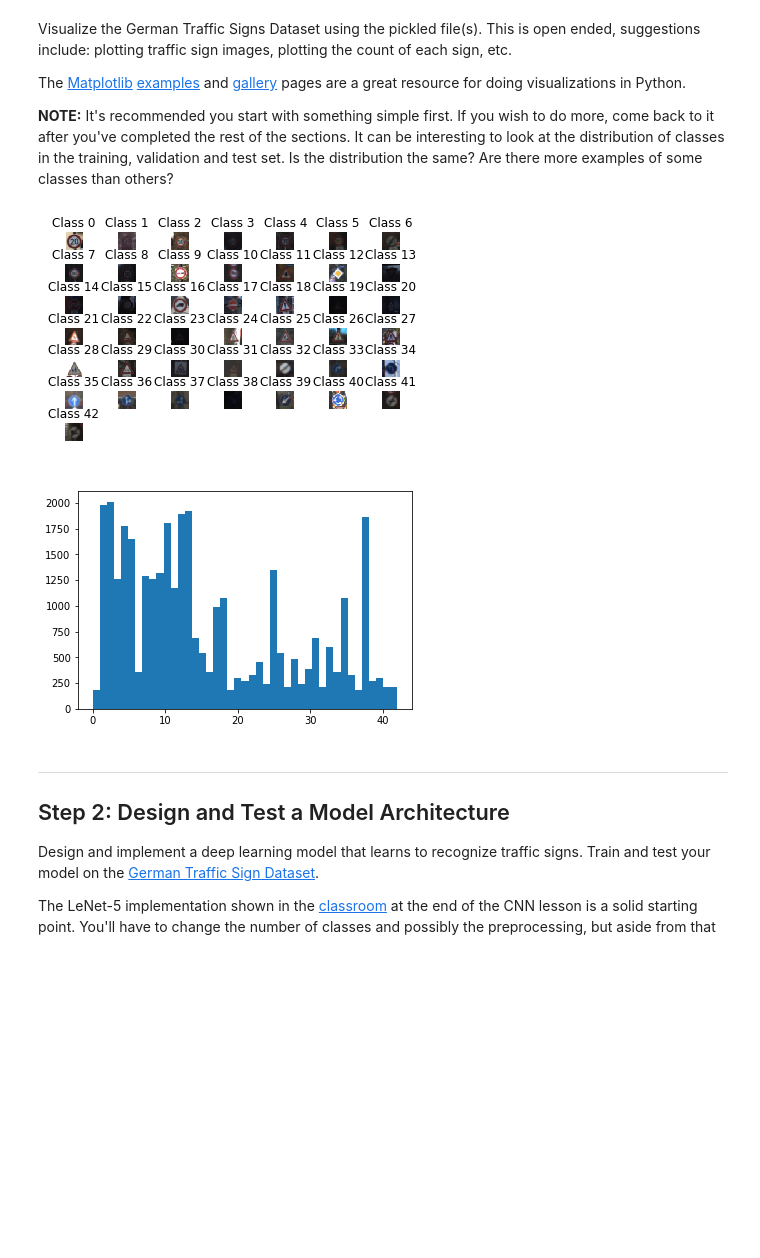
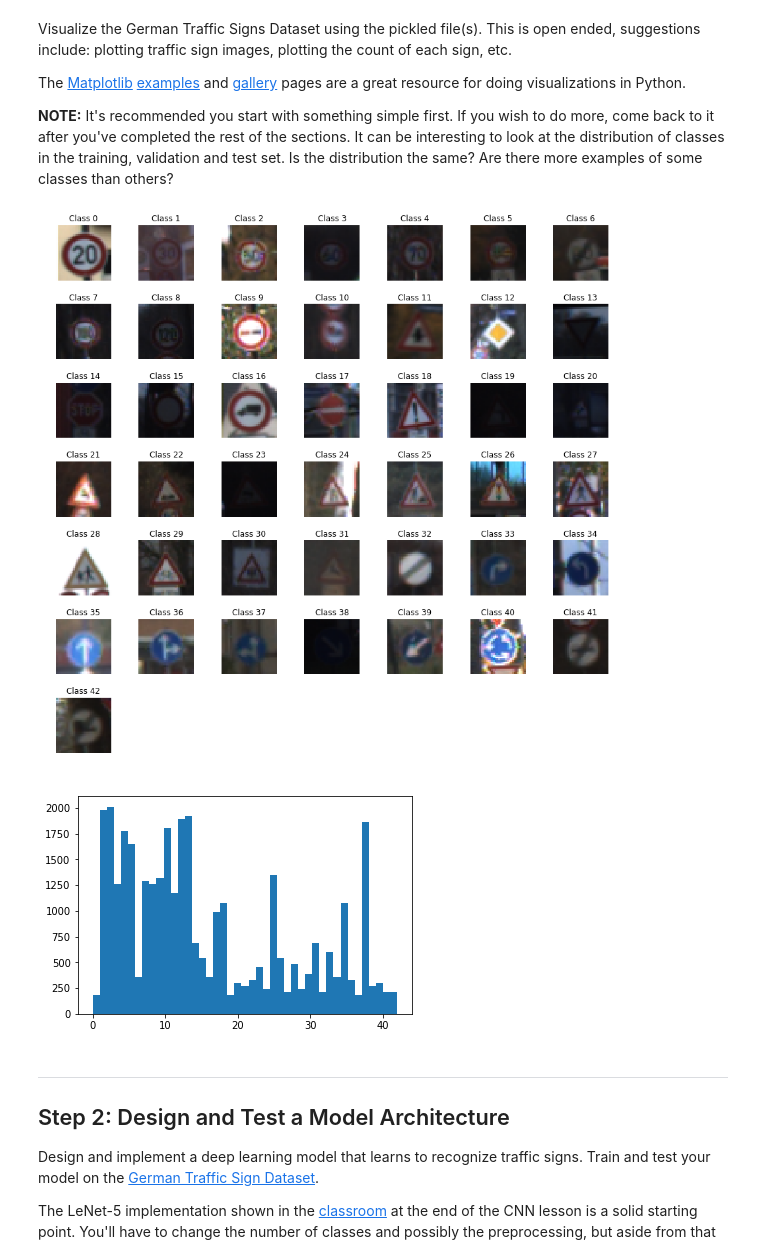
Before and after one commit to patdring/CarND-Term1-Traffic-Sign-Classifier-Project, a Jupyter notebook: Traffic_Sign_Classifier.ipynb, the cells around one changed output. Saved outputs shown, nothing was run; the diff lists cells and outputs as text; code cells hidden in the pictures; blank space fills up the shorter version.

```diff
--- a/Traffic_Sign_Classifier.ipynb
+++ b/Traffic_Sign_Classifier.ipynb
@@ -93,30 +93,32 @@ The [Matplotlib](http://matplotlib.org/) [examples](http://matplotlib.org/exampl
 # %%
 ### Data exploration visualization code goes here.
 ### Feel free to use as many code cells as needed.
 import matplotlib.pyplot as plt
 import numpy as np
 # Visualizations will be shown in the notebook.
 %matplotlib inline
 
+plt.figure(figsize=(15,15))
+
 i = 1
 for n_class in range(n_classes):
     plt.subplot(7, 7, i)
     plt.axis('off')
     plt.title("Class {0}".format(n_class))
-    # First index/image of n_class
+    # First index/image found of n_class
     index = np.argwhere(y_train == n_class)[0][0]
-    plt.subplots_adjust(wspace=2.0)
+    plt.subplots_adjust(wspace=.5)
     plt.imshow(X_train[index])
     i += 1
 
 plt.show()
 
 plt.hist(y_train, n_classes)
 
 # Show the plot
 plt.show()
 # %% [output]
-[figure, old version]
+[figure, new version]
 [figure]
 # %% [markdown]
 ----
```
Also changed, not shown: parts of 7 cells of this notebook.
